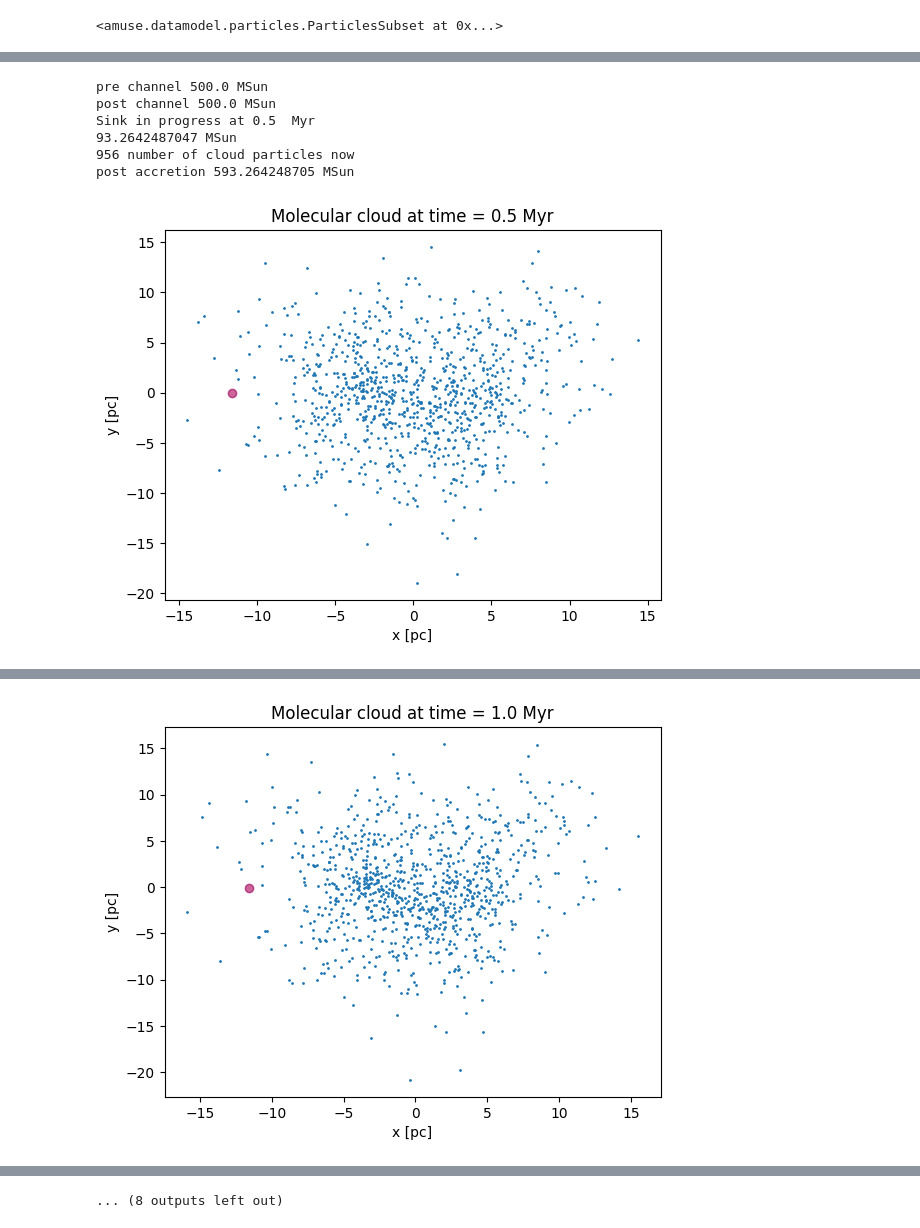
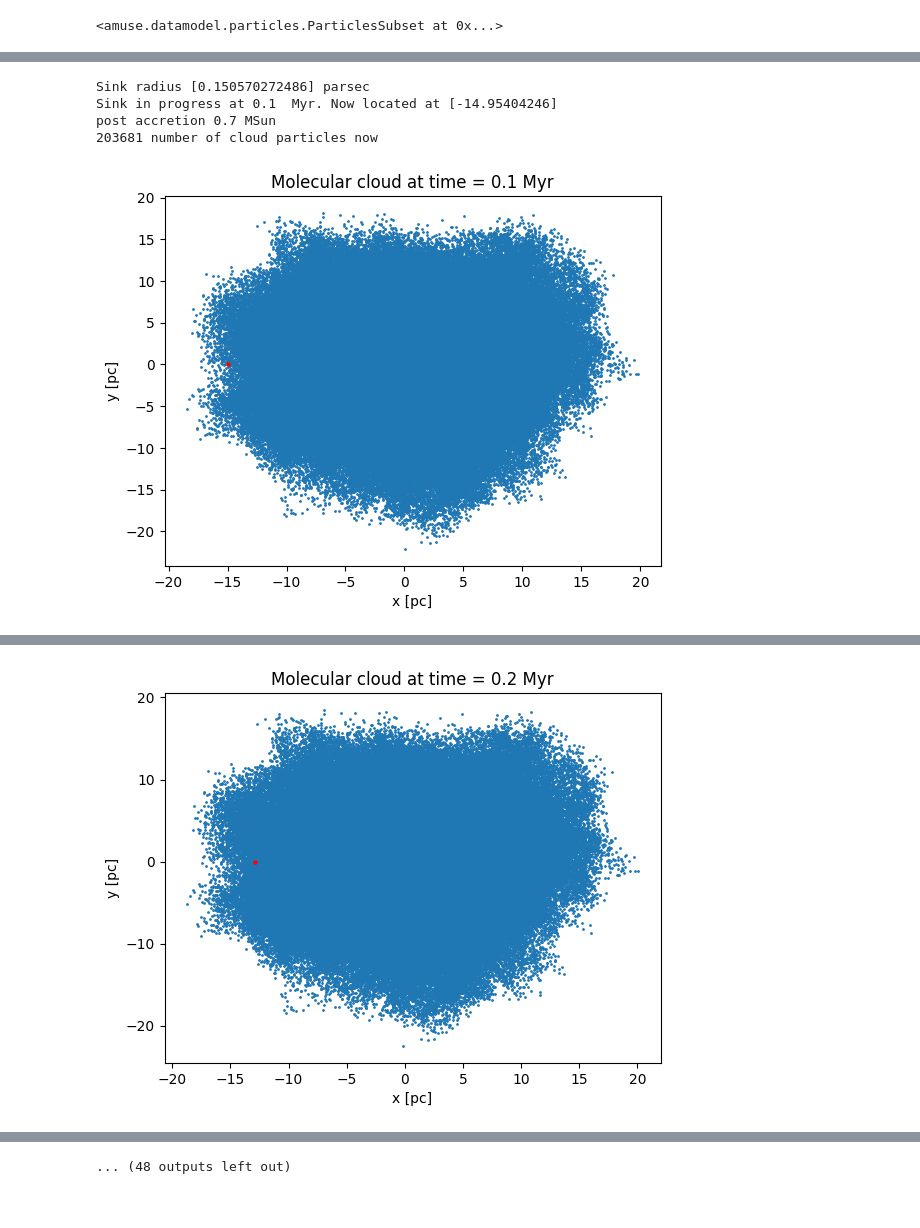
Before and after one commit to umuzigazuba/AMUSE-_project_SNOOPS, a Jupyter notebook: AMUSE_project_YESSIR/notebooks/sink_test.ipynb, the cells around one changed output, grey strips where cells are left out. Saved outputs shown, nothing was run; the diff lists cells and outputs as text; code cells hidden in the pictures.

Commit message:
Allow accretion by one sink particle

```diff
--- a/AMUSE_project_YESSIR/notebooks/sink_test.ipynb
+++ b/AMUSE_project_YESSIR/notebooks/sink_test.ipynb
@@ -67,13 +71,11 @@ quantity<1.61210299565e-19 m**-3 * kg>
 # initialise the star particle set
 star = Particles(1)
 star.name = "star"
-star.mass = 500 |units.MSun
-star.radius = 0.25 | units.pc
-star.position = (-1.0, 0, 0) * (12 | units.pc)
-# star.velocity = (1.0, 0, 0) * (vorb.in_(units.kms))
-star.velocity = (1.0, 0, 0) * (3| units.kms)
-
-initial_mass = 500 |units.MSun
+star.mass = 0.7 |units.MSun
+star.radius = star.mass[0].value_in(units.MSun)**0.8 | units.RSun
+star.position = (-1.0, 0, 0) * (17 | units.pc)
+star.velocity = (1.0, 0, 0) * (20| units.kms)
+inital_mass = np.copy(star.mass)
 converter_star = nbody_system.nbody_to_si(star.mass.sum(),
                                    star.position.sum())
 # %%
@@ -166,55 +129,52 @@ print(sink)
 # %%
-t_end = 5 | units.Myr
+t_end = 3 | units.Myr
 model_time = 0 | units.Myr
-dt = 0.5 | units.Myr
+dt = 0.1 | units.Myr
 
-L = int(abs(sink.position.sum().value_in(units.pc)))*1.2
-N = 500
-sink.sink_radius = 5 | units.pc
+# L = int(abs(sink.position.sum().value_in(units.pc)))*1.2
+# N = 500
 
-total_mass_loss =[]
+sink_mass_snapshots = []
 
 while model_time < t_end:
+    # define the accreting radius of the sink particle based on its Bondi radius
+    # IMPORTANT: the mass changes after each accretion event
+    sink.sink_radius = bondi_radius(sink.mass[0])
+
+    print("Sink radius", sink.sink_radius[0].in_(units.pc))
+
+    print("pre accretion",sink.mass[0])
 
     model_time += dt
+    model_time = model_time.round(1)
+    # evolve the gravity and hydro codes through our bridge
     gravhydrobridge.evolve_model(model_time)
 
-    print("pre channel",sink.mass[0])
 
-    # update channels
-    channel["from_sink"].copy()
+    # update channels (copy over from the codes.particles to the particle sets)
     channel["to_sink"].copy()
-
     channel["to_cloud"].copy()
 
+    print("Sink in progress at", model_time.value_in(units.Myr), " Myr. Now located at", sink.x[0].value_in(units.pc), "pc.")
+    # add the acretted mass to the sink's total mass
+    sink.accrete(particles_cloud)
+    # update channels (copy the information from the particle set to the gravity code)
+    channel["from_sink"].copy()
+    # save the total mass of each step
+    sink_mass_snapshots.append(sink.mass[0].value_in(units.MSun))
 
-    print("post channel",sink.mass[0])
+    print("post accretion",sink.mass[0])
+    print(len(particles_cloud.mass), "number of cloud particles now")
 
-    print('Sink in progress at', model_time.value_in(units.Myr), ' Myr')
-
-
-    #bondi_radius(sink.mass)
-    sink.accrete(particles_cloud)
-
-    dm = sink.mass[0] - initial_mass
-    total_mass_loss.append(dm)
-
-    print(dm)
-    print(len(particles_cloud.mass), "number of cloud particles now")
-    print("post accretion",sink.mass[0])
-
-    plt.scatter(sink.x.value_in(units.pc), sink.y.value_in(units.pc), c = 'red', alpha=0.5)
-    plt.scatter(star.x.value_in(units.pc), star.y.value_in(units.pc), c = 'blue',alpha=0.2)
     plt.scatter(particles_cloud.x.value_in(units.pc), particles_cloud.y.value_in(units.pc), s = 1)
+    plt.scatter(sink.x.value_in(units.pc), sink.y.value_in(units.pc), c = 'red', s = 5)
     plt.title("Molecular cloud at time = " + model_time.as_string_in(units.Myr))
     plt.xlabel("x [pc]")
     plt.ylabel("y [pc]")
     plt.show()
 # %% [output]
-pre channel 500.0 MSun
-post channel 500.0 MSun
-Sink in progress at 0.5  Myr
-93.2642487047 MSun
-956 number of cloud particles now
-post accretion 593.264248705 MSun
+Sink radius [0.150570272486] parsec
+Sink in progress at 0.1  Myr. Now located at [-14.95404246]
+post accretion 0.7 MSun
+203681 number of cloud particles now
-[figure, old version]
+[figure, new version]
@@ -227 +185 @@ post accretion 603.626943005 MSun
-[figure, old version]
+[figure, new version]
@@ -256 +206 @@ post accretion 665.803108808 MSun
-... (8 outputs left out)
+... (48 outputs left out)
```
Also changed, not shown: parts of 16 cells of this notebook.
